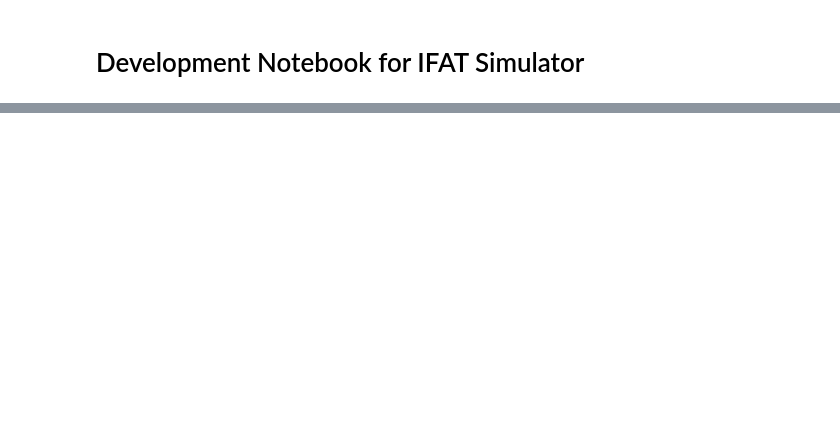
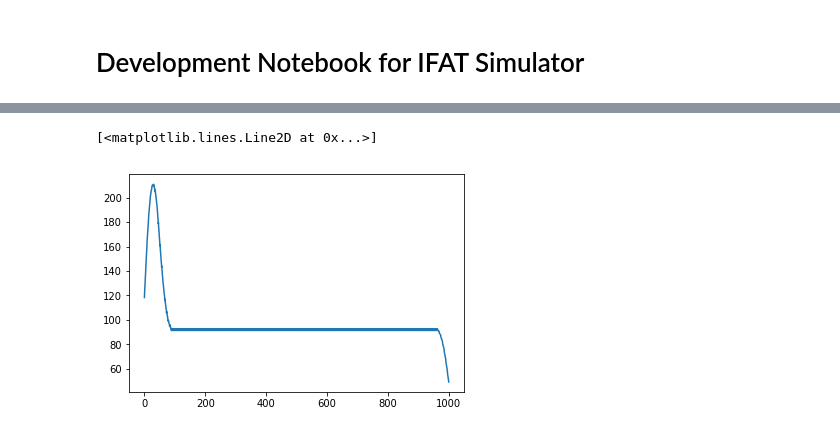
Before and after one commit to acellon/ifat-py, a Jupyter notebook: ifat.ipynb, the cells around one changed output, grey strips where cells are left out. Cells and saved outputs as stored; diff of their text form; code cells hidden in the pictures; blank space fills up the shorter version.

```diff
--- a/ifat.ipynb
+++ b/ifat.ipynb
@@ -124,6 +147,7 @@ visualise_connectivity(insyn)
 sp_mon = SpikeMonitor(test)
 vm_mon = StateMonitor(test, 'Vm', record=True)
 vt_mon = StateMonitor(test, 'Vt', record=True)
+ratemon = PopulationRateMonitor(test)
 # %%
 run(1*second)
 # %% [output]
@@ -154,0 +178,5 @@ insyn.delay
+# %%
+plot(ratemon.t/ms, ratemon.smooth_rate(width=20*ms)/Hz)
+# %% [output]
+[<matplotlib.lines.Line2D at 0x...>]
+[figure, added]
```
Also changed, not shown: parts of 23 cells of this notebook, 1 other file.
